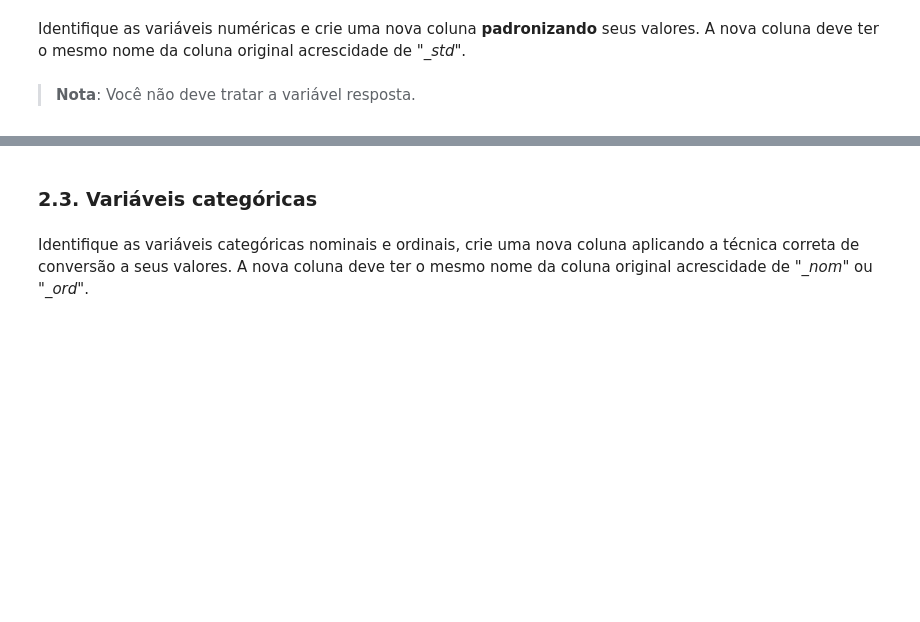
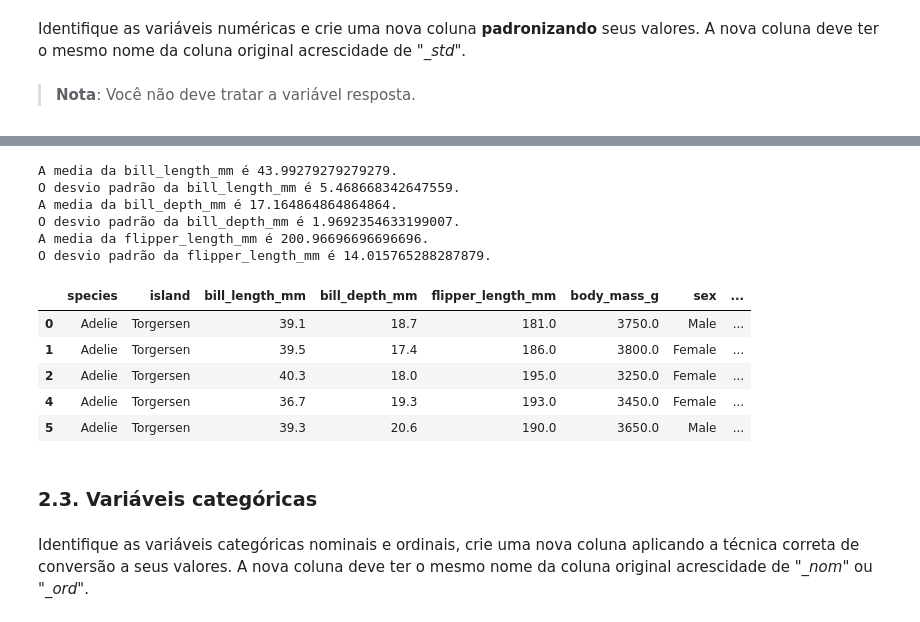
Before and after one commit to armando-nahmias/EBAC, a Jupyter notebook: AD/PAD_M24_Resposta.ipynb, the cells around one changed output, grey strips where cells are left out. Saved outputs shown, nothing was run; the diff lists cells and outputs as text; code cells hidden in the pictures; blank space fills up the shorter version.

Commit message:
PAD M24 Resposta

```diff
--- a/AD/PAD_M24_Resposta.ipynb
+++ b/AD/PAD_M24_Resposta.ipynb
@@ -72,2 +106,4 @@ A base de dados possui valores faltantes, utilize os conceitos da aula para trat
 # %%
 # resposta da questão 2.1
+penguim.dropna(subset=['sex'], inplace=True)
+penguim.info()
@@ -81,0 +141,4 @@ Identifique as variáveis numéricas e crie uma nova coluna **padronizando** seu
+# %%
+print(penguim.info())
+variaveis_numericas = penguim.select_dtypes('float64').columns.drop('body_mass_g')
+print(variaveis_numericas)
@@ -82,3 +162,28 @@ Identifique as variáveis numéricas e crie uma nova coluna **padronizando** seu
+# %%
+# resposta da questão 2.2
+for coluna in variaveis_numericas:
+    media = penguim[coluna].mean()
+    print(f'A media da {coluna} é {media}.')
+
+    desvio_padrao = penguim[coluna].std()
+    print(f'O desvio padrão da {coluna} é {desvio_padrao}.')
+
+    penguim[f'{coluna}_std'] = penguim[coluna].apply(lambda item: (item-media) / desvio_padrao)
+
+penguim.head()
+# %% [output]
+A media da bill_length_mm é 43.99279279279279.
+O desvio padrão da bill_length_mm é 5.468668342647559.
+A media da bill_depth_mm é 17.164864864864864.
+O desvio padrão da bill_depth_mm é 1.9692354633199007.
+A media da flipper_length_mm é 200.96696696696696.
+O desvio padrão da flipper_length_mm é 14.015765288287879.
+|  | species | island | bill_length_mm | bill_depth_mm | flipper_length_mm | body_mass_g | sex | ... |
+| 0 | Adelie | Torgersen | 39.1 | 18.7 | 181.0 | 3750.0 | Male | ... |
+| 1 | Adelie | Torgersen | 39.5 | 17.4 | 186.0 | 3800.0 | Female | ... |
+| 2 | Adelie | Torgersen | 40.3 | 18.0 | 195.0 | 3250.0 | Female | ... |
+| 4 | Adelie | Torgersen | 36.7 | 19.3 | 193.0 | 3450.0 | Female | ... |
+| 5 | Adelie | Torgersen | 39.3 | 20.6 | 190.0 | 3650.0 | Male | ... |
 # %% [markdown]
 ### **2.3. Variáveis categóricas**
 # %% [markdown]
```
Also changed, not shown: parts of 50 cells of this notebook.
